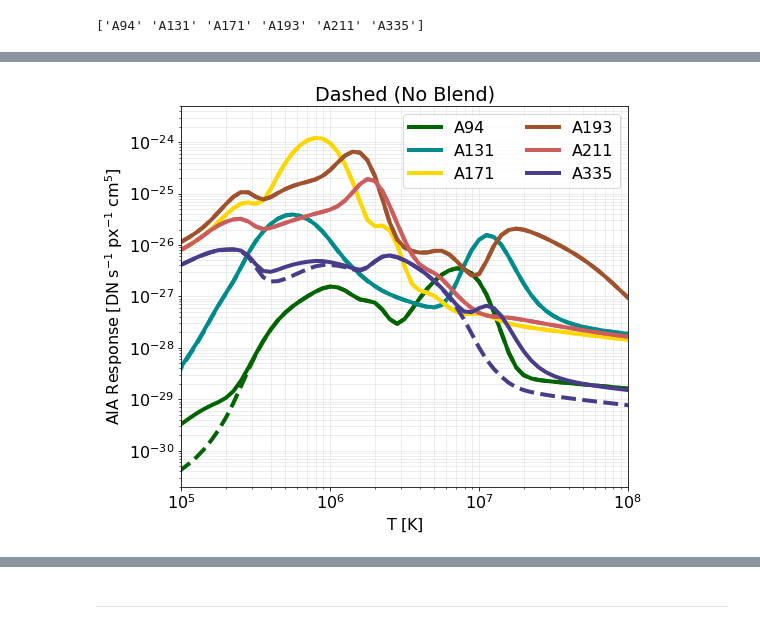
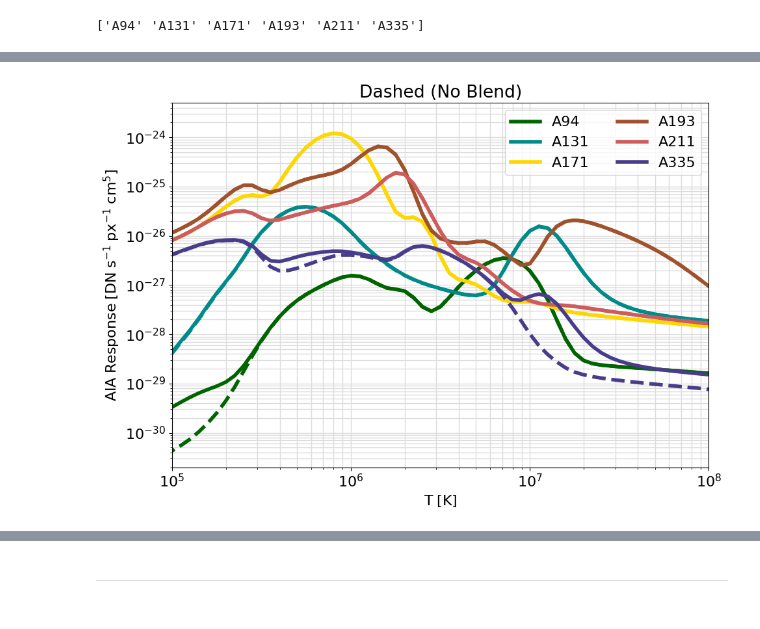
Before and after one commit to ianan/demreg, a Jupyter notebook: python/example_demregpy_aiasyn.ipynb, the cells around one changed output, grey strips where cells are left out. Cells and saved outputs as stored; diff of their text form; code cells hidden in the pictures.

```diff
--- a/python/example_demregpy_aiasyn.ipynb
+++ b/python/example_demregpy_aiasyn.ipynb
@@ -76,22 +77,24 @@ plt.show()
 # %%
 # Aside - above responses were calculated using the configuration in
 # make_aiaresp_forpy.pro, other options/tweaks available such as /noblend, i.e.
 trin_nb=io.readsav('aia_tresp_en_nb.dat')
-fig = plt.figure(figsize=(8, 7))
+fig = plt.figure(figsize=(10, 7))
 for i in np.arange(6):
     plt.loglog(10**tresp_logt,trmatrix[:,i],label=trin['channels'][i],color=clrs[i],lw=4)
     plt.loglog(10**trin_nb['logt'],trin_nb['tr'][i],color=clrs[i],lw=4,ls='--')
 plt.xlabel('$\mathrm{T\;[K]}$')
 plt.ylabel('$\mathrm{AIA\;Response\;[DN\;s^{-1}\;px^{-1}\;cm^5]}$')
 plt.ylim([2e-31,5e-24])
 plt.xlim([1e5,1e8])
 plt.title('Dashed (No Blend)')
 plt.legend(ncol=2,prop={'size': 16})
 plt.rcParams.update({'font.size': 16})
-plt.grid(True,which='both',lw=0.5,color='gainsboro')
+plt.grid(True,which='both',lw=1,color='gainsboro')
+plt.tight_layout()
+plt.savefig('tresp.pdf')
 plt.show()
 # %% [output]
-[figure, old version]
+[figure, new version]
 # %%
 # For some DEM model (i.e. a Gaussian) produce the synthetic DN/s/px for each AIA channel
 d1=4e22
```
Also changed, not shown: parts of 13 cells of this notebook, 1 other file.
